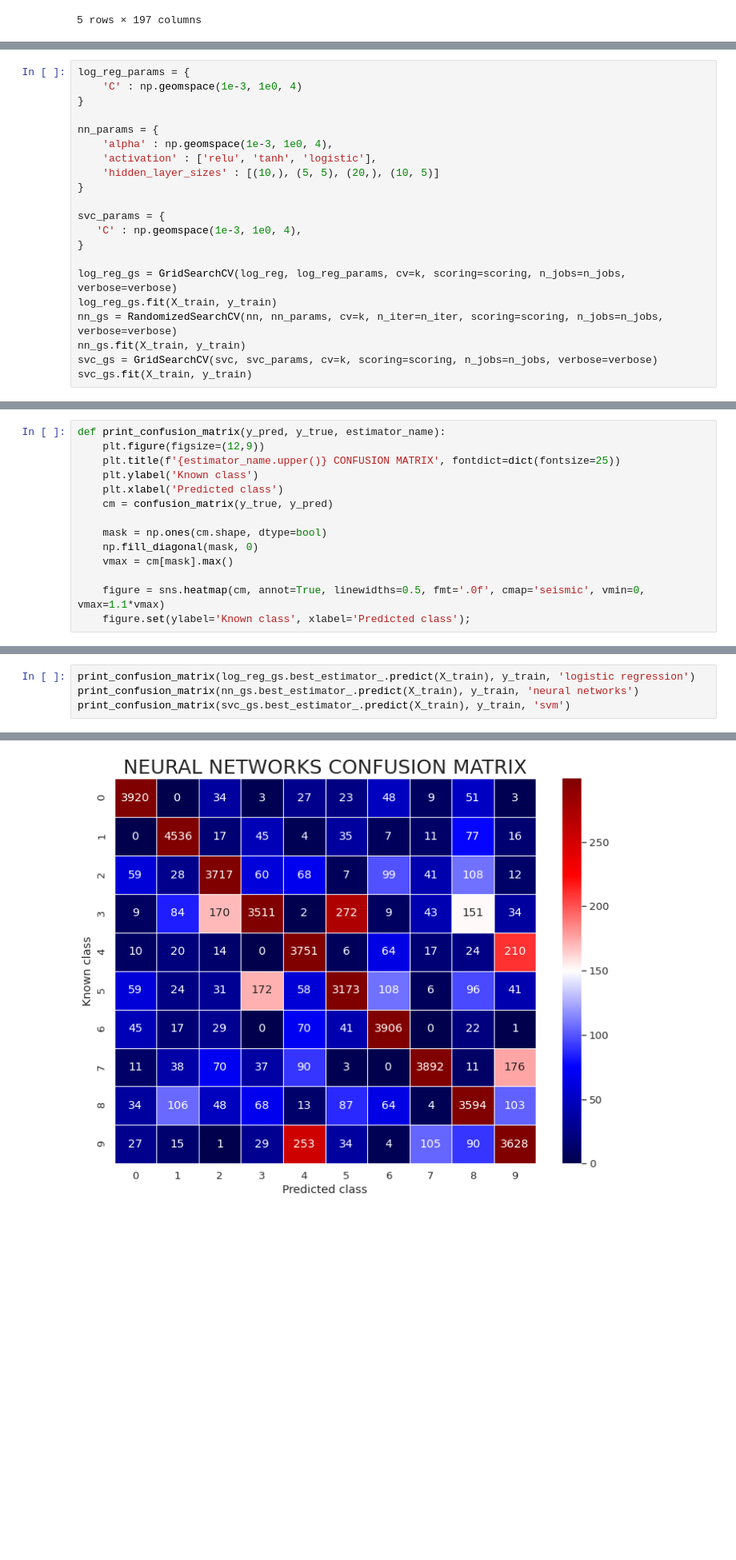
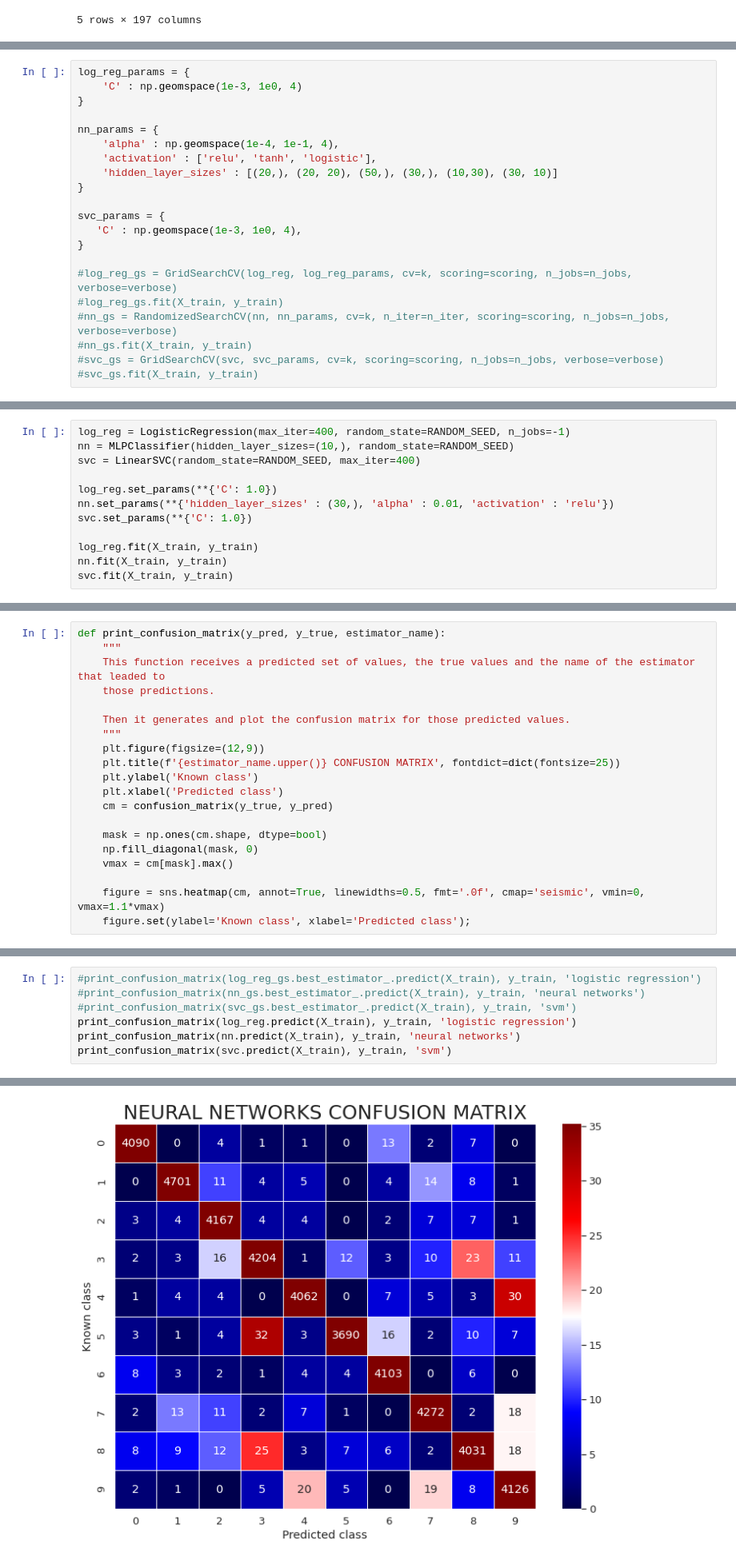
Before and after one commit to Giatroo/MAC0460-EP4, a Jupyter notebook: ep04.ipynb, the cells around one changed output, grey strips where cells are left out. Shown: that part at 80% size. Drawn from its saved outputs; the diff is of its cells as text; blank space fills up the shorter version.

```diff
--- a/ep04.ipynb
+++ b/ep04.ipynb
@@ -224,18 +224,18 @@ log_reg_params = {
 }
 
 nn_params = {
-    'alpha' : np.geomspace(1e-3, 1e0, 4),
+    'alpha' : np.geomspace(1e-4, 1e-1, 4),
     'activation' : ['relu', 'tanh', 'logistic'],
-    'hidden_layer_sizes' : [(10,), (5, 5), (20,), (10, 5)]
+    'hidden_layer_sizes' : [(20,), (20, 20), (50,), (30,), (10,30), (30, 10)]
 }
 
 svc_params = {
    'C' : np.geomspace(1e-3, 1e0, 4),
 }
 
-log_reg_gs = GridSearchCV(log_reg, log_reg_params, cv=k, scoring=scoring, n_jobs=n_jobs, verbose=verbose)
-log_reg_gs.fit(X_train, y_train)
-nn_gs = RandomizedSearchCV(nn, nn_params, cv=k, n_iter=n_iter, scoring=scoring, n_jobs=n_jobs, verbose=verbose)
-nn_gs.fit(X_train, y_train)
-svc_gs = GridSearchCV(svc, svc_params, cv=k, scoring=scoring, n_jobs=n_jobs, verbose=verbose)
-svc_gs.fit(X_train, y_train)
+#log_reg_gs = GridSearchCV(log_reg, log_reg_params, cv=k, scoring=scoring, n_jobs=n_jobs, verbose=verbose)
+#log_reg_gs.fit(X_train, y_train)
+#nn_gs = RandomizedSearchCV(nn, nn_params, cv=k, n_iter=n_iter, scoring=scoring, n_jobs=n_jobs, verbose=verbose)
+#nn_gs.fit(X_train, y_train)
+#svc_gs = GridSearchCV(svc, svc_params, cv=k, scoring=scoring, n_jobs=n_jobs, verbose=verbose)
+#svc_gs.fit(X_train, y_train)
@@ -248,0 +244,12 @@ GridSearchCV(cv=5, estimator=LinearSVC(max_iter=400, random_state=42), n_jobs=5,
+# %%
+log_reg = LogisticRegression(max_iter=400, random_state=RANDOM_SEED, n_jobs=-1)
+nn = MLPClassifier(hidden_layer_sizes=(10,), random_state=RANDOM_SEED)
+svc = LinearSVC(random_state=RANDOM_SEED, max_iter=400)
+
+log_reg.set_params(**{'C': 1.0})
+nn.set_params(**{'hidden_layer_sizes' : (30,), 'alpha' : 0.01, 'activation' : 'relu'})
+svc.set_params(**{'C': 1.0})
+
+log_reg.fit(X_train, y_train)
+nn.fit(X_train, y_train)
+svc.fit(X_train, y_train)
@@ -283,6 +310,12 @@ def plot_errors(errors_df):
     ax[1][2].axis('off');
 # %%
 def print_confusion_matrix(y_pred, y_true, estimator_name):
+    """
+    This function receives a predicted set of values, the true values and the name of the estimator that leaded to
+    those predictions.
+
+    Then it generates and plot the confusion matrix for those predicted values.
+    """
     plt.figure(figsize=(12,9))
     plt.title(f'{estimator_name.upper()} CONFUSION MATRIX', fontdict=dict(fontsize=25))
     plt.ylabel('Known class')
@@ -310,8 +344,11 @@ plot_errors(errors_df)
 # %%
-print_confusion_matrix(log_reg_gs.best_estimator_.predict(X_train), y_train, 'logistic regression')
-print_confusion_matrix(nn_gs.best_estimator_.predict(X_train), y_train, 'neural networks')
-print_confusion_matrix(svc_gs.best_estimator_.predict(X_train), y_train, 'svm')
+#print_confusion_matrix(log_reg_gs.best_estimator_.predict(X_train), y_train, 'logistic regression')
+#print_confusion_matrix(nn_gs.best_estimator_.predict(X_train), y_train, 'neural networks')
+#print_confusion_matrix(svc_gs.best_estimator_.predict(X_train), y_train, 'svm')
+print_confusion_matrix(log_reg.predict(X_train), y_train, 'logistic regression')
+print_confusion_matrix(nn.predict(X_train), y_train, 'neural networks')
+print_confusion_matrix(svc.predict(X_train), y_train, 'svm')
 # %% [output]
 [figure]
-[figure, old version]
+[figure, new version]
 [figure]
```
Also changed, not shown: parts of 33 cells of this notebook.
